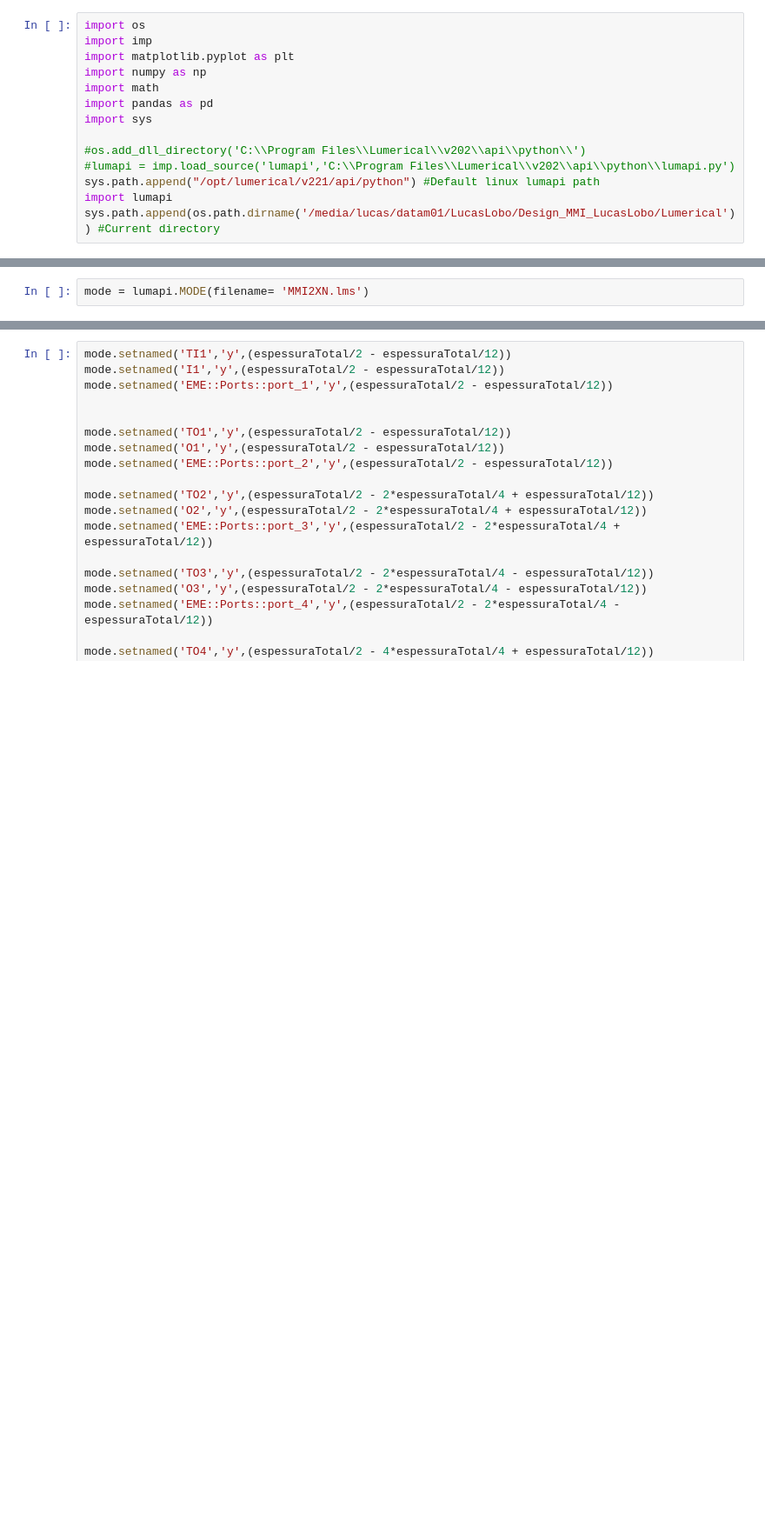
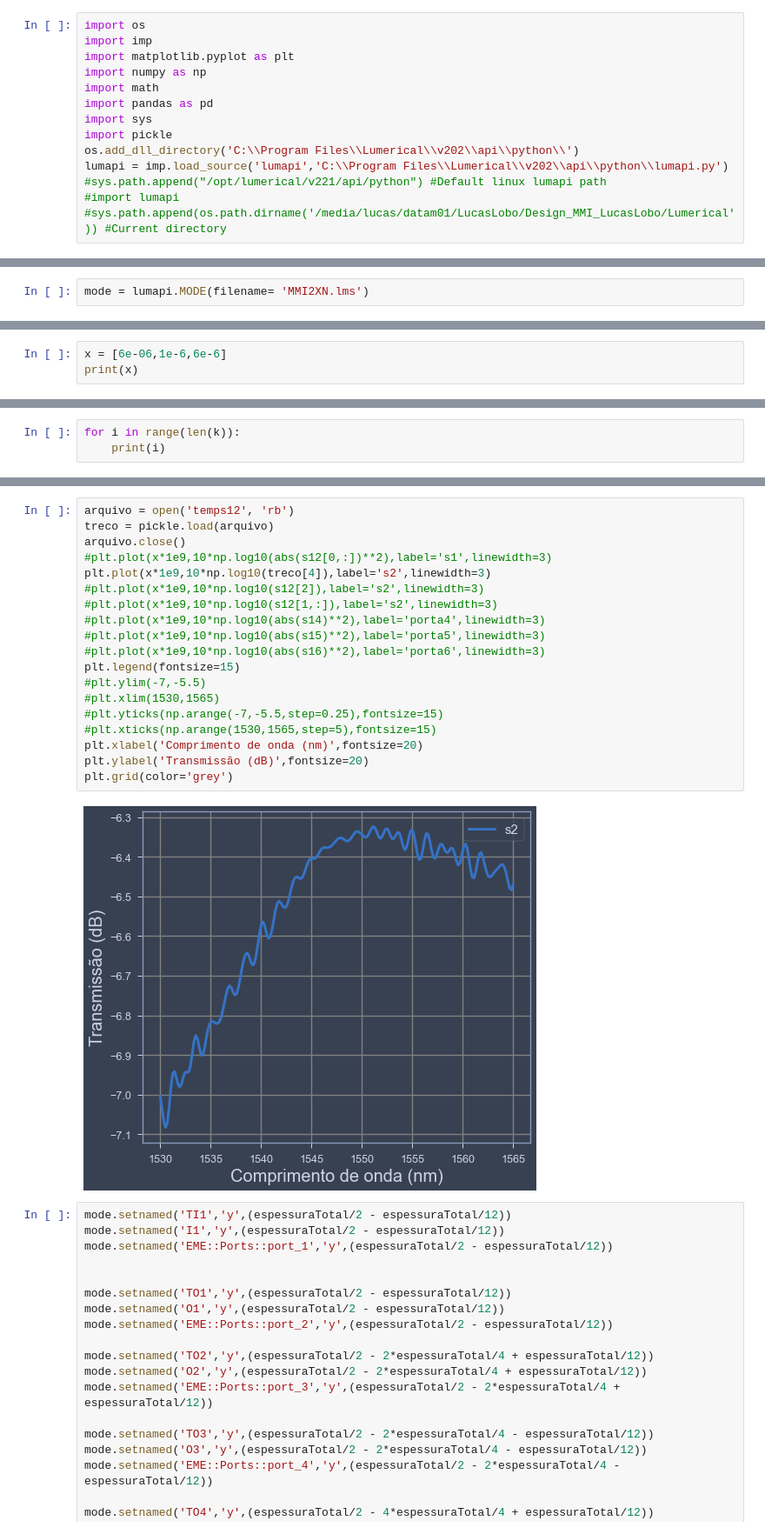
Before and after one commit to LucasLobo7/Design_MMI_LucasLobo, a Jupyter notebook: Lumerical/Plots.ipynb, the cells around one changed output, grey strips where cells are left out. Shown: that part at 87% size. Drawn from its saved outputs; the diff is of its cells as text; blank space fills up the shorter version.

```diff
--- a/Lumerical/Plots.ipynb
+++ b/Lumerical/Plots.ipynb
@@ -6,12 +6,12 @@ import numpy as np
 import math
 import pandas as pd
 import sys
-
-#os.add_dll_directory('C:\\Program Files\\Lumerical\\v202\\api\\python\\')
-#lumapi = imp.load_source('lumapi','C:\\Program Files\\Lumerical\\v202\\api\\python\\lumapi.py')
-sys.path.append("/opt/lumerical/v221/api/python") #Default linux lumapi path
-import lumapi
-sys.path.append(os.path.dirname('/media/lucas/datam01/LucasLobo/Design_MMI_LucasLobo/Lumerical')) #Current directory
+import pickle
+os.add_dll_directory('C:\\Program Files\\Lumerical\\v202\\api\\python\\')
+lumapi = imp.load_source('lumapi','C:\\Program Files\\Lumerical\\v202\\api\\python\\lumapi.py')
+#sys.path.append("/opt/lumerical/v221/api/python") #Default linux lumapi path
+#import lumapi
+#sys.path.append(os.path.dirname('/media/lucas/datam01/LucasLobo/Design_MMI_LucasLobo/Lumerical')) #Current directory
 # %%
 nf = 3.476
 ns = 1.444
@@ -33,0 +30,3 @@ espessuraTotal/13
+# %%
+x = [6e-06,1e-6,6e-6]
+print(x)
@@ -33,0 +43,3 @@ espessuraTotal/13
+# %%
+for i in range(len(k)):
+    print(i)
@@ -34,3 +95,24 @@ espessuraTotal/13
+# %%
+arquivo = open('temps12', 'rb')
+treco = pickle.load(arquivo)
+arquivo.close()
+#plt.plot(x*1e9,10*np.log10(abs(s12[0,:])**2),label='s1',linewidth=3)
+plt.plot(x*1e9,10*np.log10(treco[4]),label='s2',linewidth=3)
+#plt.plot(x*1e9,10*np.log10(s12[2]),label='s2',linewidth=3)
+#plt.plot(x*1e9,10*np.log10(s12[1,:]),label='s2',linewidth=3)
+#plt.plot(x*1e9,10*np.log10(abs(s14)**2),label='porta4',linewidth=3)
+#plt.plot(x*1e9,10*np.log10(abs(s15)**2),label='porta5',linewidth=3)
+#plt.plot(x*1e9,10*np.log10(abs(s16)**2),label='porta6',linewidth=3)
+plt.legend(fontsize=15)
+#plt.ylim(-7,-5.5)
+#plt.xlim(1530,1565)
+#plt.yticks(np.arange(-7,-5.5,step=0.25),fontsize=15)
+#plt.xticks(np.arange(1530,1565,step=5),fontsize=15)
+plt.xlabel('Comprimento de onda (nm)',fontsize=20)
+plt.ylabel('Transmissão (dB)',fontsize=20)
+plt.grid(color='grey')
+# %% [output]
+[figure, added]
 # %%
 mode.setnamed('TI1','y',(espessuraTotal/2 - espessuraTotal/12))
 mode.setnamed('I1','y',(espessuraTotal/2 - espessuraTotal/12))
```
Also changed, not shown: parts of 9 cells of this notebook, 8 other files.
